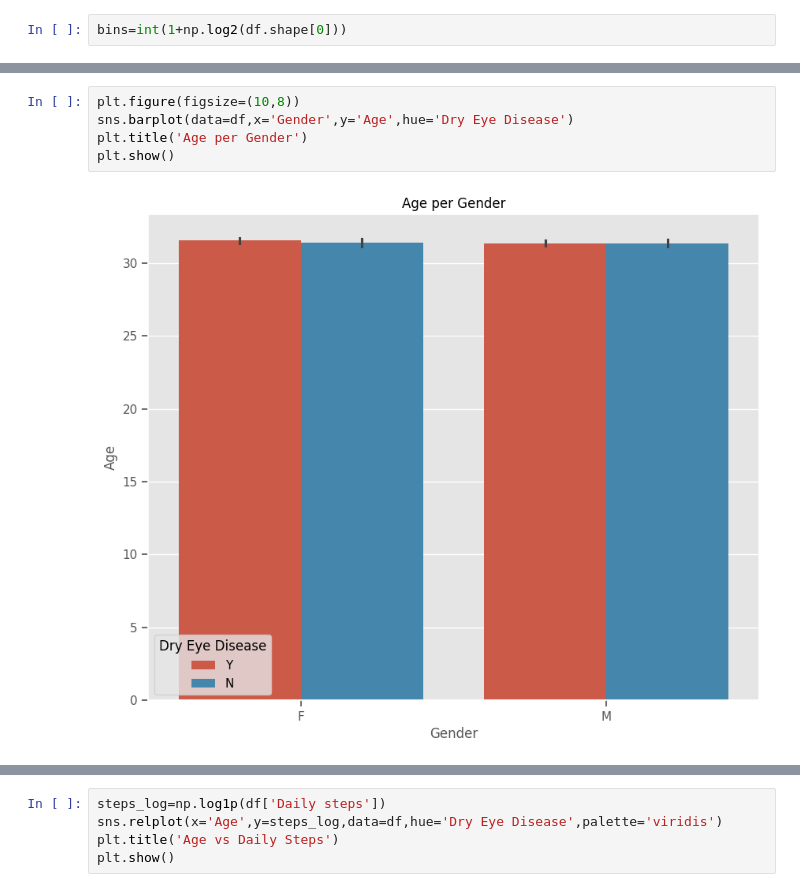
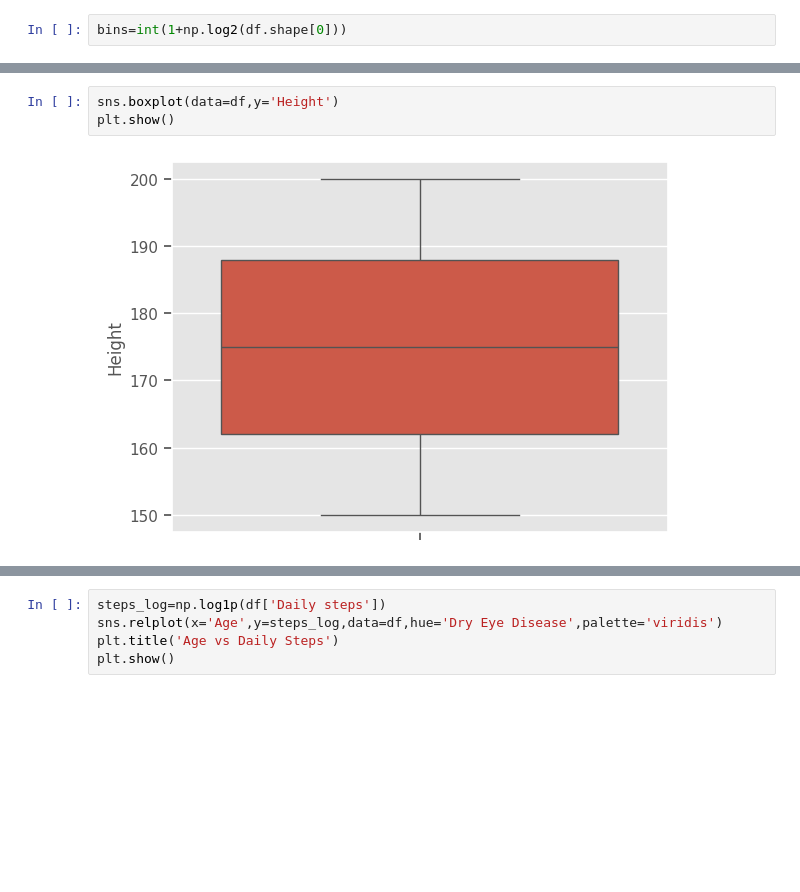
Before and after one commit to Jonkkeyler333/Deteccion_sindrome_ojo_seco, a Jupyter notebook: main.ipynb, the cells around one changed output, grey strips where cells are left out. Cells and saved outputs as stored; diff of their text form; blank space fills up the shorter version.

```diff
--- a/main.ipynb
+++ b/main.ipynb
@@ -105,7 +107,5 @@ NameError: name 'sns' is not defined
-# %%
-plt.figure(figsize=(10,8))
-sns.barplot(data=df,x='Gender',y='Age',hue='Dry Eye Disease')
-plt.title('Age per Gender')
-plt.show()
-# %% [output]
-[figure, removed]
+# %%
+sns.boxplot(data=df,y='Height')
+plt.show()
+# %% [output]
+[figure, added]
```
Also changed, not shown: parts of 13 cells of this notebook.
